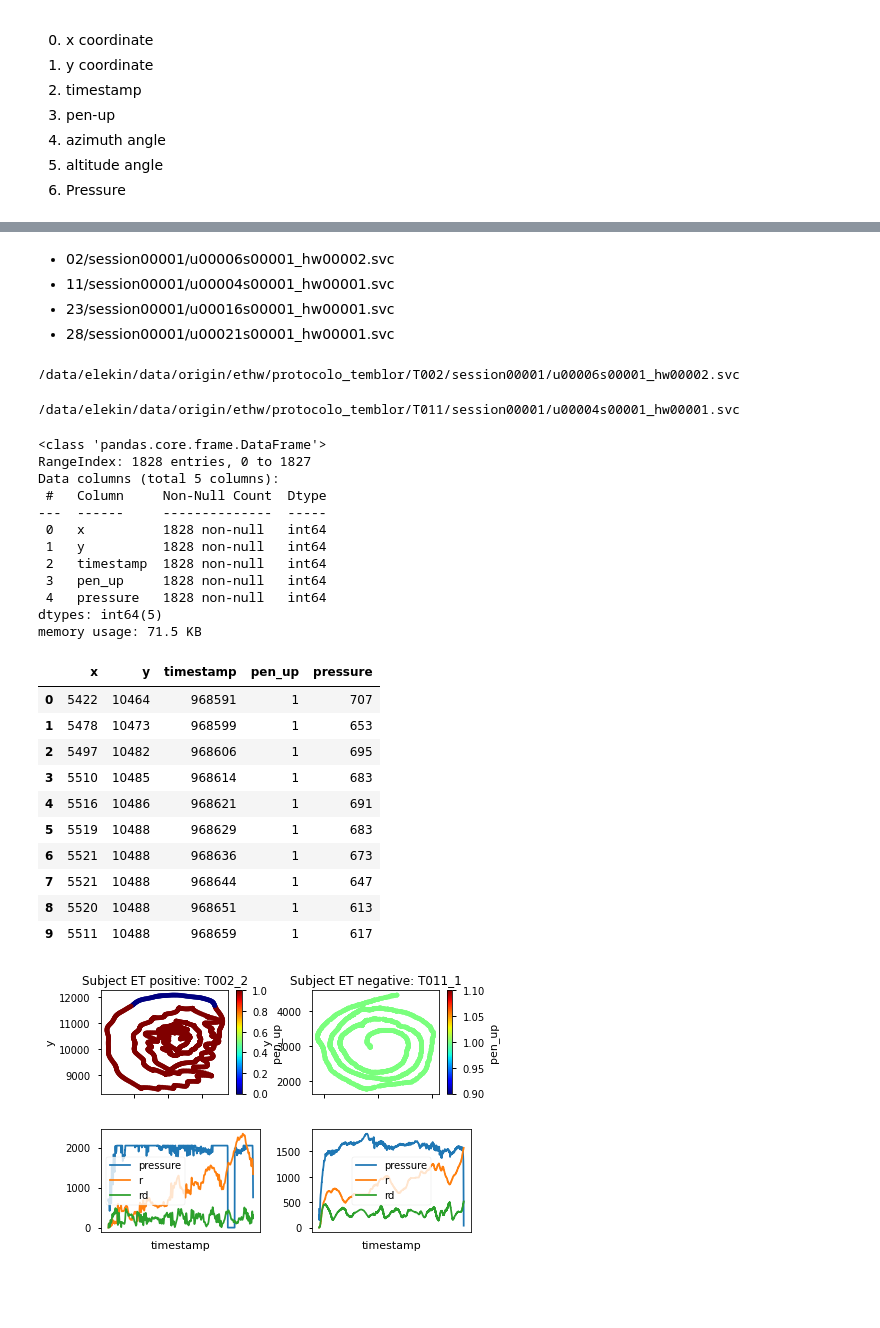
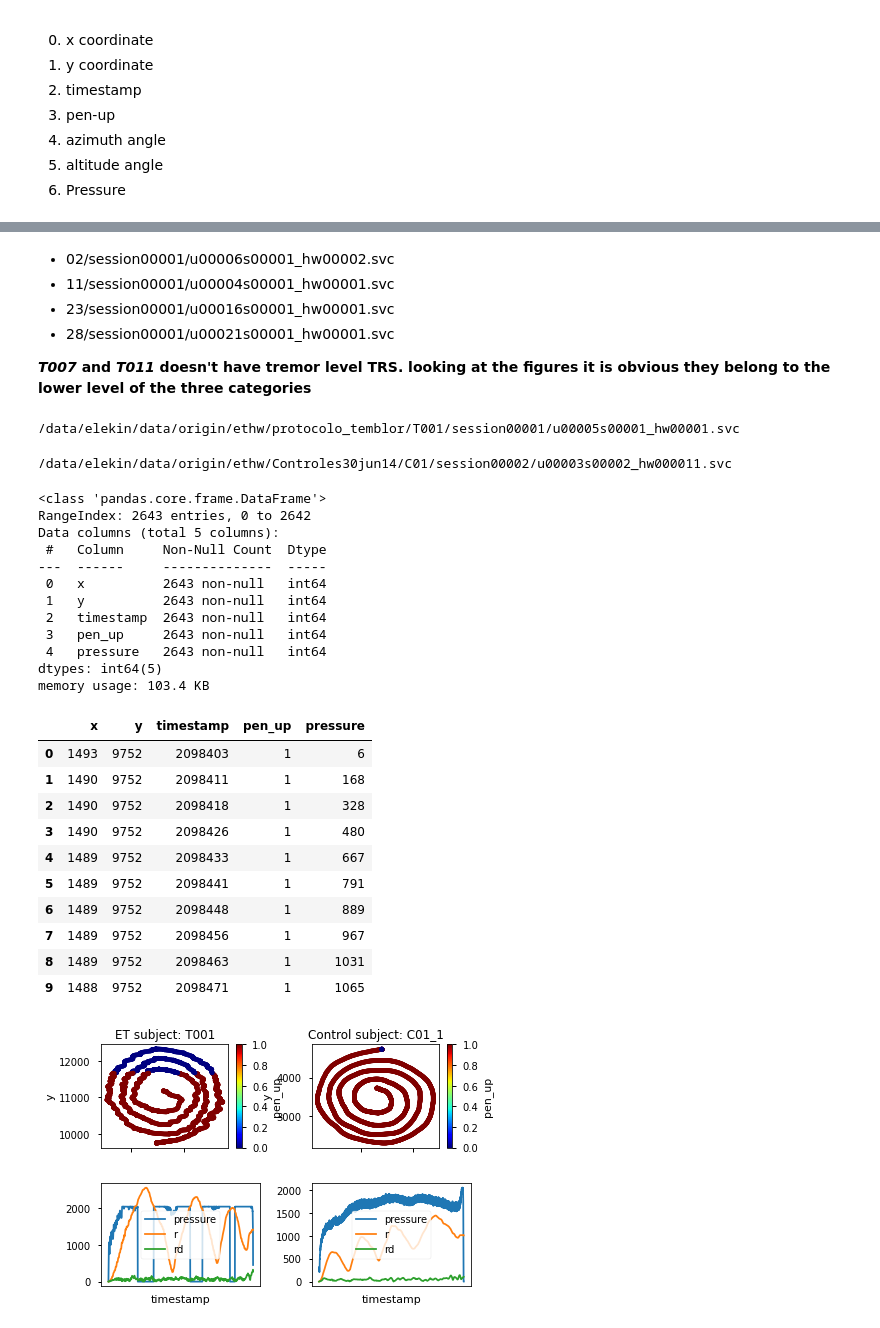
Before and after one commit to spolex/spiral, a Jupyter notebook: notebooks/202208_spiral_raw_data_exploration_figures.ipynb, the cells around one changed output, grey strips where cells are left out. Saved outputs shown, nothing was run; the diff lists cells and outputs as text; code cells hidden in the pictures; blank space fills up the shorter version.

```diff
--- a/notebooks/202208_spiral_raw_data_exploration_figures.ipynb
+++ b/notebooks/202208_spiral_raw_data_exploration_figures.ipynb
@@ -55,22 +55,24 @@ metadf[metadf["temblor"]=='si']
 * 11/session00001/u00004s00001_hw00001.svc
 * 23/session00001/u00016s00001_hw00001.svc
 * 28/session00001/u00021s00001_hw00001.svc
+
+**_T007_ and _T011_ doesn't have tremor level TRS. looking at the figures it is obvious they belong to the lower level of the three categories**
 # %%
 coefficients=17
-et = "T002_2"
-ct ="T011_1"
+et = "T001"
+ct ="C01_1"
 # %%
 filename=get_abs_path(metadf, et)
 for file in filename:
     print(file)
 # %% [output]
-/data/elekin/data/origin/ethw/protocolo_temblor/T002/session00001/u00006s00001_hw00002.svc
+/data/elekin/data/origin/ethw/protocolo_temblor/T001/session00001/u00005s00001_hw00001.svc
 # %%
 filenameC=get_abs_path(metadf, ct)
 for file in filenameC:
     print(file)
 # %% [output]
-/data/elekin/data/origin/ethw/protocolo_temblor/T011/session00001/u00004s00001_hw00001.svc
+/data/elekin/data/origin/ethw/Controles30jun14/C01/session00002/u00003s00002_hw000011.svc
 # %%
 #features=['x','y','timestamp','pen_up','azimuth','altitude','pressure']
 features=['x','y','timestamp','pen_up','pressure']
@@ -80,31 +82,31 @@ control = pd.read_csv(filenameC.iloc[0], sep="\s+",header=None,names=features,sk
 data.info()
 # %% [output]
 <class 'pandas.core.frame.DataFrame'>
-RangeIndex: 1828 entries, 0 to 1827
+RangeIndex: 2643 entries, 0 to 2642
 Data columns (total 5 columns):
  #   Column     Non-Null Count  Dtype
 ---  ------     --------------  -----
- 0   x          1828 non-null   int64
- 1   y          1828 non-null   int64
- 2   timestamp  1828 non-null   int64
- 3   pen_up     1828 non-null   int64
- 4   pressure   1828 non-null   int64
+ 0   x          2643 non-null   int64
+ 1   y          2643 non-null   int64
+ 2   timestamp  2643 non-null   int64
+ 3   pen_up     2643 non-null   int64
+ 4   pressure   2643 non-null   int64
 dtypes: int64(5)
-memory usage: 71.5 KB
+memory usage: 103.4 KB
 # %%
 data.head(10)
 # %% [output]
 |  | x | y | timestamp | pen_up | pressure |
-| 0 | 5422 | 10464 | 968591 | 1 | 707 |
-| 1 | 5478 | 10473 | 968599 | 1 | 653 |
-| 2 | 5497 | 10482 | 968606 | 1 | 695 |
-| 3 | 5510 | 10485 | 968614 | 1 | 683 |
-| 4 | 5516 | 10486 | 968621 | 1 | 691 |
-| 5 | 5519 | 10488 | 968629 | 1 | 683 |
-| 6 | 5521 | 10488 | 968636 | 1 | 673 |
-| 7 | 5521 | 10488 | 968644 | 1 | 647 |
-| 8 | 5520 | 10488 | 968651 | 1 | 613 |
-| 9 | 5511 | 10488 | 968659 | 1 | 617 |
+| 0 | 1493 | 9752 | 2098403 | 1 | 6 |
+| 1 | 1490 | 9752 | 2098411 | 1 | 168 |
+| 2 | 1490 | 9752 | 2098418 | 1 | 328 |
+| 3 | 1490 | 9752 | 2098426 | 1 | 480 |
+| 4 | 1489 | 9752 | 2098433 | 1 | 667 |
+| 5 | 1489 | 9752 | 2098441 | 1 | 791 |
+| 6 | 1489 | 9752 | 2098448 | 1 | 889 |
+| 7 | 1489 | 9752 | 2098456 | 1 | 967 |
+| 8 | 1489 | 9752 | 2098463 | 1 | 1031 |
+| 9 | 1488 | 9752 | 2098471 | 1 | 1065 |
 # %%
 data['r'] = extract_radio(data)
 control['r'] = extract_radio(control)
@@ -114,15 +116,15 @@ control['rd']=extract_residues(control,c=coefficients)
 # %%
 fig, axes=plt.subplots(2,2)
 fig.tight_layout()
 
 
-data.plot.scatter("x","y",c="pen_up",cmap="jet", ax=axes[0][0], title="Subject ET positive: {}".format(et))
+data.plot.scatter("x","y",c="pen_up",cmap="jet", ax=axes[0][0], title="ET subject: {}".format(et))
 _=data.drop(['x','y', 'pen_up'], axis=1).plot(x=0, sharex=True, ax=axes[1][0], xticks=[])
 
-control.plot.scatter("x","y",c="pen_up",cmap="jet", ax=axes[0][1], title="Subject ET negative: {}".format(ct))
+control.plot.scatter("x","y",c="pen_up",cmap="jet", ax=axes[0][1], title="Control subject: {}".format(ct))
 _=control.drop(['x','y', 'pen_up'], axis=1).plot(x=0, sharex=True, ax=axes[1][1], xticks=[])
 # %% [output]
-[figure, old version]
+[figure, new version]
 # %%
 data.plot.scatter("x","y",c="pen_up",cmap="jet", title="Subject ET positive: {}".format(et))
 _=data.drop(['x','y', 'pen_up'], axis=1).plot(x=0, subplots=True, sharex=True, xticks=[])
```
Also changed, not shown: parts of 4 cells of this notebook, 15 other files.
